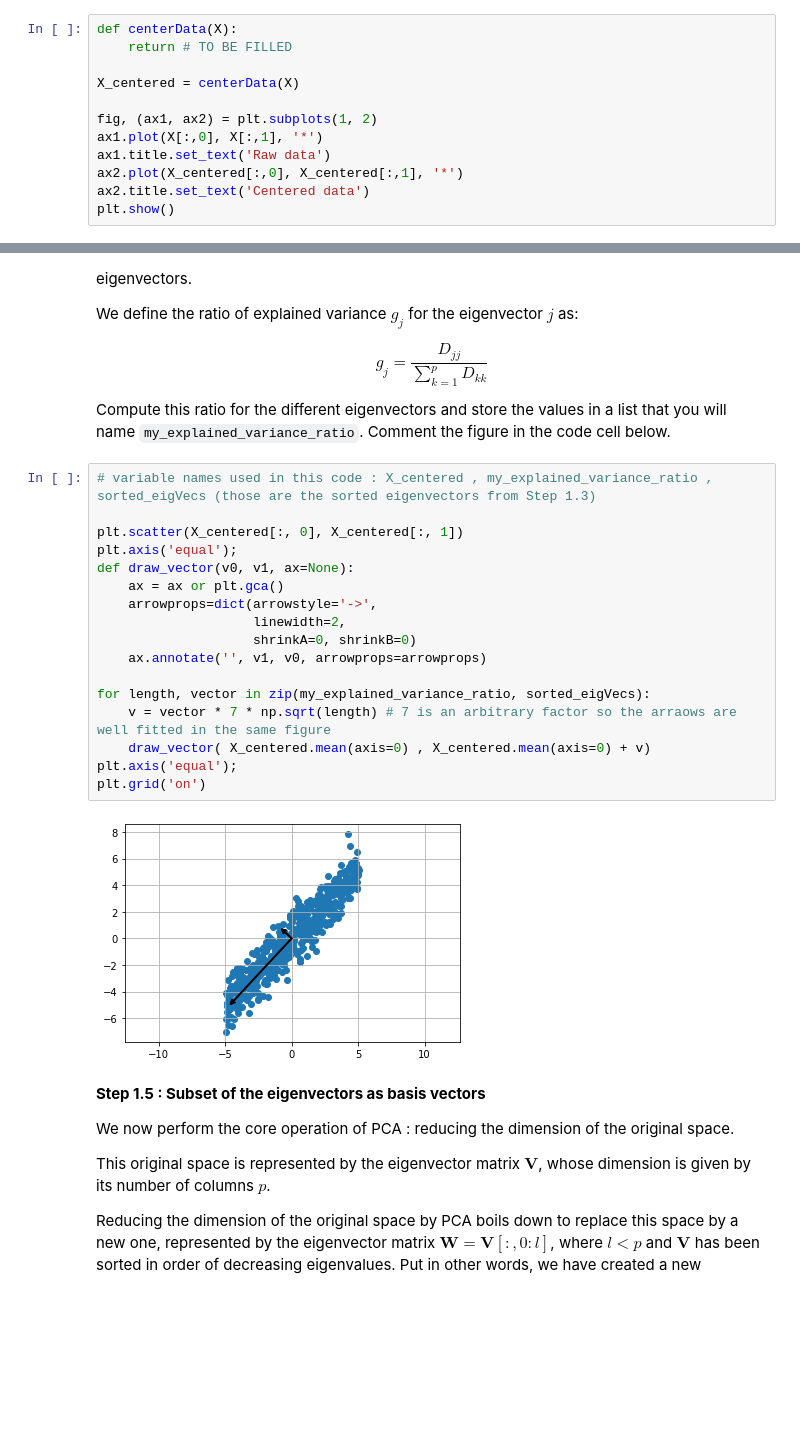
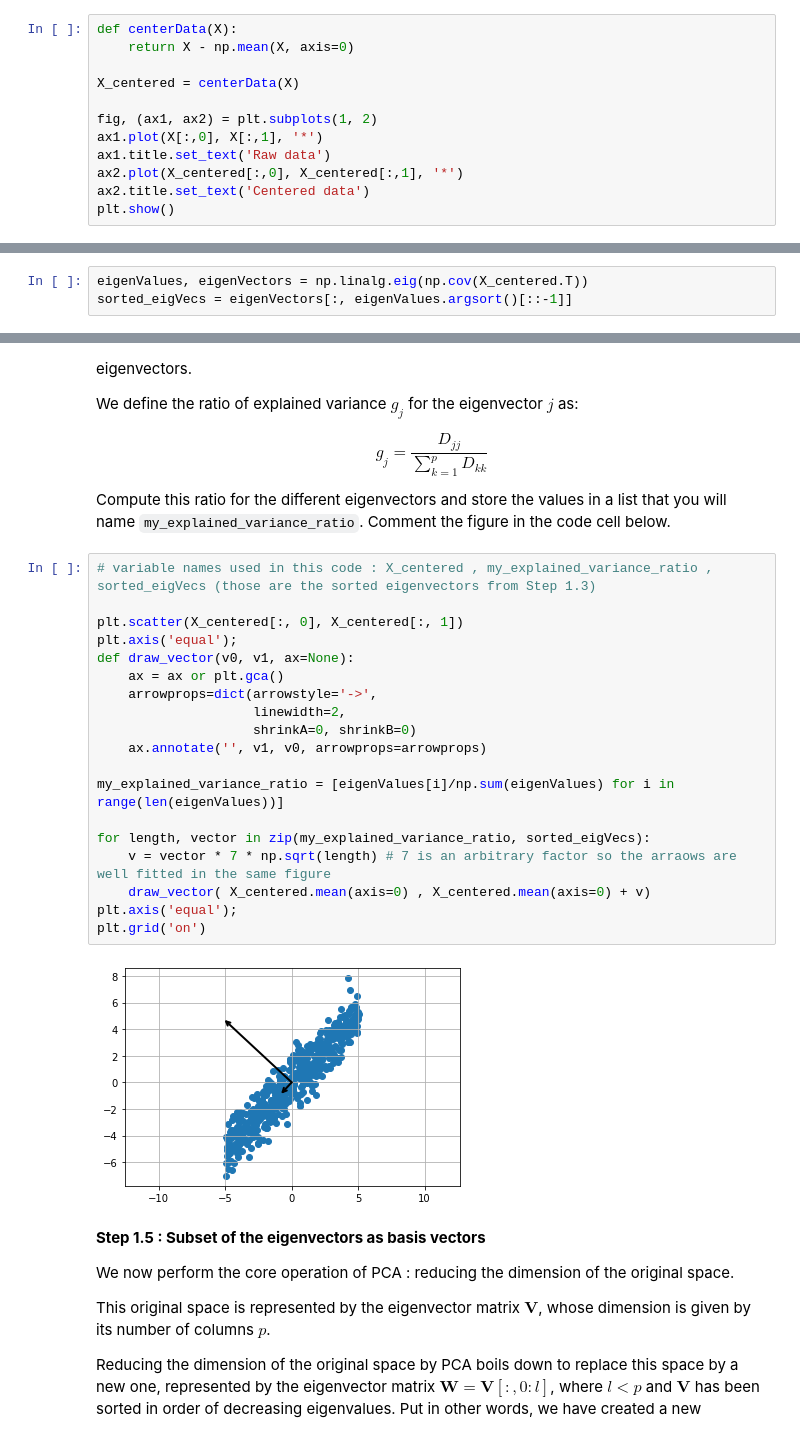
Before and after one commit to thomas40510/MLMythe, a Jupyter notebook: TP3/TP3.ipynb, the cells around one changed output, grey strips where cells are left out. Cells and saved outputs as stored; diff of their text form; blank space fills up the shorter version.

```diff
--- a/TP3/TP3.ipynb
+++ b/TP3/TP3.ipynb
@@ -46,7 +46,7 @@ x2 = x1 + np.random.randn(n) + 1
 X = np.hstack([x1.reshape(n, 1), x2.reshape(n, 1) ])
 # %%
 def centerData(X):
-    return # TO BE FILLED
+    return X - np.mean(X, axis=0)
 
 X_centered = centerData(X)
 
@@ -70,6 +70,9 @@ $$\boldsymbol{C} = \frac{1}{n-1} \boldsymbol{\bar{X}}^{T} \boldsymbol{\bar{X}} $
 Compute the eigenvectors and eigenvalues of $\boldsymbol{C}$, and sort the columns of the eigenvector matrix and eigenvalue matrix in order of decreasing eigenvalues.
 
 *tips* : use `np.linalg.eig()`, `.argsort()[::-1]`
+# %%
+eigenValues, eigenVectors = np.linalg.eig(np.cov(X_centered.T))
+sorted_eigVecs = eigenVectors[:, eigenValues.argsort()[::-1]]
 # %% [markdown]
 **Step 1.4 : Ratio of explained variance**
 
@@ -87,22 +90,24 @@ Compute this ratio for the different eigenvectors and store the values in a list
 # %%
 # variable names used in this code : X_centered , my_explained_variance_ratio , sorted_eigVecs (those are the sorted eigenvectors from Step 1.3)
 
 plt.scatter(X_centered[:, 0], X_centered[:, 1])
 plt.axis('equal');
 def draw_vector(v0, v1, ax=None):
     ax = ax or plt.gca()
     arrowprops=dict(arrowstyle='->',
                     linewidth=2,
                     shrinkA=0, shrinkB=0)
     ax.annotate('', v1, v0, arrowprops=arrowprops)
 
+my_explained_variance_ratio = [eigenValues[i]/np.sum(eigenValues) for i in range(len(eigenValues))]
+
 for length, vector in zip(my_explained_variance_ratio, sorted_eigVecs):
     v = vector * 7 * np.sqrt(length) # 7 is an arbitrary factor so the arraows are well fitted in the same figure
     draw_vector( X_centered.mean(axis=0) , X_centered.mean(axis=0) + v)
 plt.axis('equal');
 plt.grid('on')
 # %% [output]
-[figure, old version]
+[figure, new version]
 # %% [markdown]
 **Step 1.5 : Subset of the eigenvectors as basis vectors**
 
```
Also changed, not shown: parts of 10 cells of this notebook.
